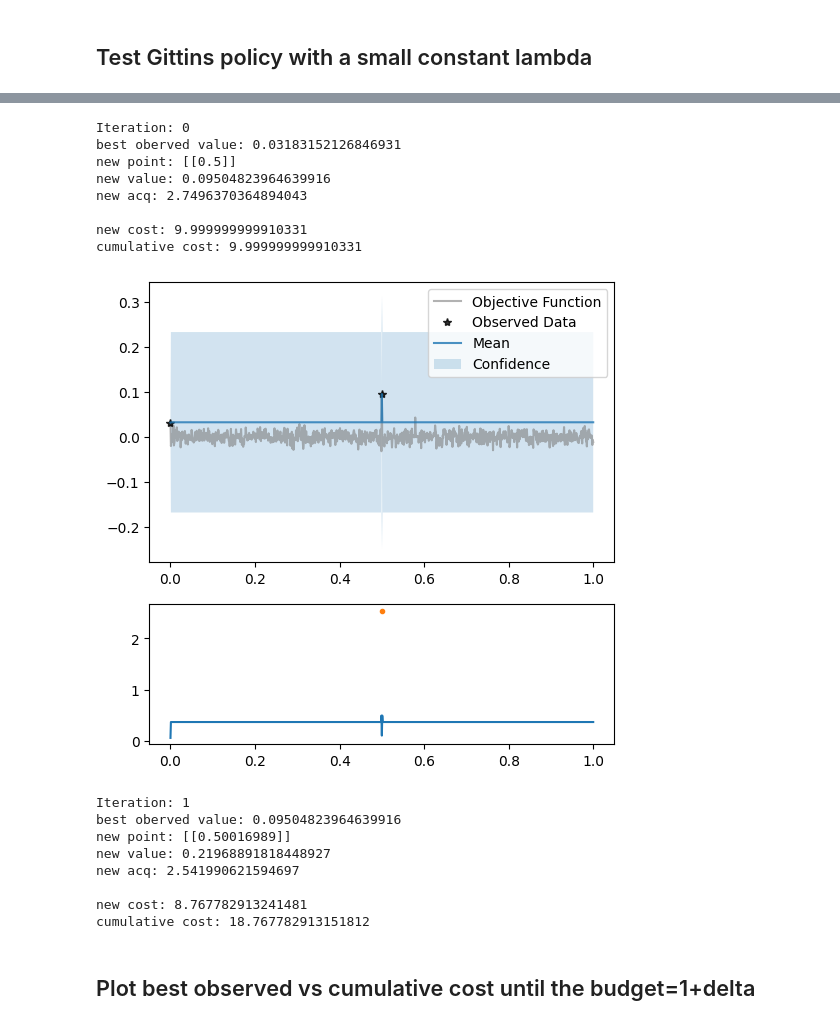
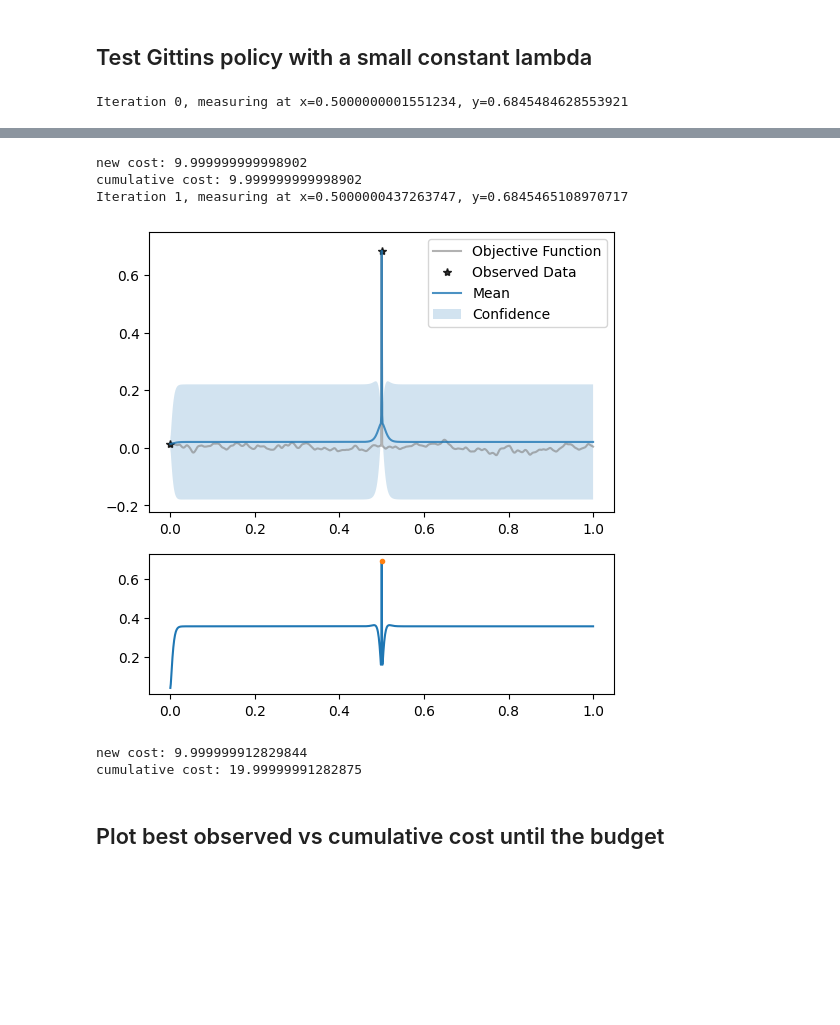
Before and after one commit to QianJaneXie/PandoraBayesOpt, a Jupyter notebook: notebooks/Variable Amplitude (EIpu bad).ipynb, the cells around one changed output, grey strips where cells are left out. Cells and saved outputs as stored; diff of their text form; code cells hidden in the pictures; blank space fills up the shorter version.

```diff
--- a/notebooks/Variable Amplitude (EIpu bad).ipynb
+++ b/notebooks/Variable Amplitude (EIpu bad).ipynb
@@ -142,7 +69,7 @@ from pandora_bayesopt.utils import create_objective_function
 # Create the objective model
 dim = 1
 nu = 2.5
-lengthscale = 0.0001
+lengthscale = 0.01
 outputscale = 1.0
 num_rff_features = 1280
 seed = 0
@@ -227,4 +145,4 @@ Instead of setting the kernel inside fit_gp_model with given smoothness and leng
 # %%
 maximize = True
-budget = 1+delta
+budget = 19
 # %%
@@ -478,6 +259,16 @@ cumulative cost: 1.4000000000000001
 ## Test Gittins policy with a small constant lambda
 # %%
 from pandora_bayesopt.acquisition.gittins import GittinsIndex
+
+torch.manual_seed(seed)
+matern_sample = create_objective_function(dim=dim, nu=nu, lengthscale=lengthscale, outputscale=outputscale, num_rff_features=num_rff_features)
+def objective_function(x):
+    return matern_sample(x) * amplitude_function(x)
+
+grid_points = torch.linspace(0, 1, 1+int(10/lengthscale))
+grid_values = objective_function(grid_points.view(-1,1))
+global_optimum_point, global_optimum_value = torch.argmax(grid_values), torch.max(grid_values)
+
 x = torch.zeros(dim).unsqueeze(0)
 y = objective_function(x)
 best_f = y.max().detach().numpy() if maximize else y.min().detach().numpy()
@@ -508,20 +299,18 @@ while True:
     # Plot the posterior and the Gittins
     f, (ax1, ax2) = plt.subplots(2, 1, figsize=(6, 6), gridspec_kw={'height_ratios': [2, 1]})
 
-    # Plot the posterior
-    plot_posterior(ax1, objective_function, model, test_x, x, y)
+    if i < 3:
+        print('Iteration {}, measuring at x={}, y={}'.format(i,new_point.item(), objective_function(new_point).item()) )
 
-    # Plot Gittins
-    GIlmbda_acq = GIlmbda.forward(test_x.unsqueeze(1).unsqueeze(1))
-    ax2.plot(test_x.numpy(), GIlmbda_acq.detach().numpy(), '-', new_point.item(), new_point_GIlmbda.item(), '.')
-    plt.show()
+        # Plot the posterior
+        plot_posterior(ax1, objective_function, model, test_x, x, y)
 
-    print("Iteration:", i)
-    print("best oberved value:", best_f)
-    print("new point:", new_point.detach().numpy())
-    print("new value:", new_value.item())
-    print("new acq:", new_point_GIlmbda.item())
-    print()
+        # Plot Gittins
+        GIlmbda_acq = GIlmbda.forward(test_x.unsqueeze(1).unsqueeze(1))
+        ax2.plot(test_x.numpy(), GIlmbda_acq.detach().numpy(), '-', new_point.item(), new_point_GIlmbda.item(), '.')
+        plt.show()
+
+
 
     # Add the new data
     x = torch.cat((x, new_point))
@@ -534,8 +323,9 @@ while True:
     GIlmbda_best.append(best_f)
 
     cumulative_cost += cost_function(new_point).item()
-    print("new cost:", cost_function(new_point).item())
-    print("cumulative cost:", cumulative_cost)
+    if i < 3:
+        print("new cost:", cost_function(new_point).item())
+        print("cumulative cost:", cumulative_cost)
     GIlmbda_cumulative_cost_history.append(cumulative_cost)
 
     if cumulative_cost > budget:
@@ -543,3 +333,4 @@ while True:
 
     i = i + 1
 # %% [output]
+Iteration 0, measuring at x=0.5000000001551234, y=0.6845484628553921
@@ -547,20 +338,9 @@ while True:
-Iteration: 0
-best oberved value: 0.03183152126846931
-new point: [[0.5]]
-new value: 0.09504823964639916
-new acq: 2.7496370364894043
-
-new cost: 9.999999999910331
-cumulative cost: 9.999999999910331
+new cost: 9.999999999998902
+cumulative cost: 9.999999999998902
+Iteration 1, measuring at x=0.5000000437263747, y=0.6845465108970717
-[figure, old version]
+[figure, new version]
-Iteration: 1
-best oberved value: 0.09504823964639916
-new point: [[0.50016989]]
-new value: 0.21968891818448927
-new acq: 2.541990621594697
-
-new cost: 8.767782913241481
-cumulative cost: 18.767782913151812
+new cost: 9.999999912829844
+cumulative cost: 19.99999991282875
 # %% [markdown]
-## Plot best observed vs cumulative cost until the budget=1+delta
+## Plot best observed vs cumulative cost until the budget
 # %%
```
Also changed, not shown: parts of 18 cells of this notebook, 3 other files.
